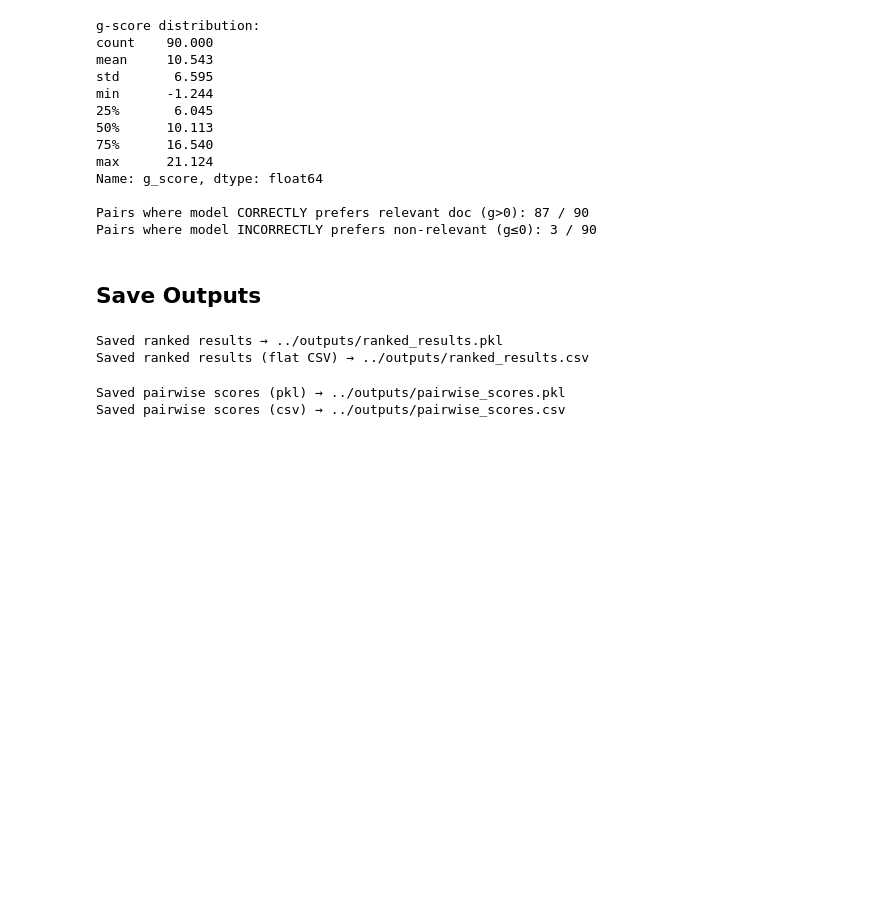
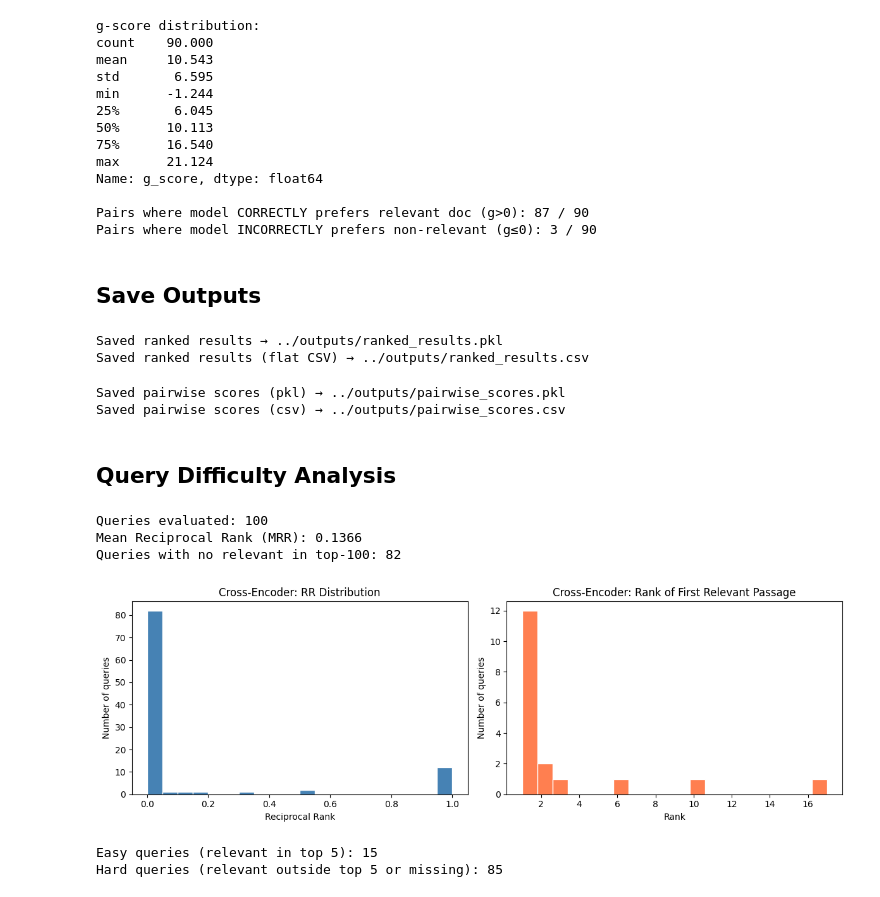
Before and after one commit to eVV44/MSc-DS-thesis, a Jupyter notebook: notebooks/reranking.ipynb, the cells around one changed output. Cells and saved outputs as stored; diff of their text form; code cells hidden in the pictures; blank space fills up the shorter version.

Commit message:
easy and hard cross-encoder queries

```diff
--- a/notebooks/reranking.ipynb
+++ b/notebooks/reranking.ipynb
@@ -265,3 +266,62 @@ print(f"Saved pairwise scores (csv) → {pairs_csv}")
 # %% [output]
 Saved pairwise scores (pkl) → ../outputs/pairwise_scores.pkl
 Saved pairwise scores (csv) → ../outputs/pairwise_scores.csv
+# %% [markdown]
+## Query Difficulty Analysis
+# %%
+# compute per-query Reciprocal Rank from cross-encoder ranked results
+ce_rr_records = []
+
+for qid, results in ranked_results.items():
+    query_text = query_map[qid]
+    first_rel_rank = None
+    for entry in results:
+        if entry["relevant"] == 1:
+            first_rel_rank = entry["rank"]
+            break
+    rr = 1 / first_rel_rank if first_rel_rank else 0.0
+    ce_rr_records.append({
+        "query_id": qid,
+        "query": query_text,
+        "first_rel_rank": first_rel_rank,
+        "rr": rr})
+
+ce_rr_df = pd.DataFrame(ce_rr_records)
+print(f"Queries evaluated: {len(ce_rr_df)}")
+print(f"Mean Reciprocal Rank (MRR): {ce_rr_df['rr'].mean():.4f}")
+print(f"Queries with no relevant in top-{top_k}: {ce_rr_df['first_rel_rank'].isna().sum()}")
+# %% [output]
+Queries evaluated: 100
+Mean Reciprocal Rank (MRR): 0.1366
+Queries with no relevant in top-100: 82
+# %%
+# distribution of reciprocal rank scores
+fig, axes = plt.subplots(1, 2, figsize=(12, 4))
+
+axes[0].hist(ce_rr_df["rr"], bins=20, color="steelblue", edgecolor="white")
+axes[0].set_title("Cross-Encoder: RR Distribution")
+axes[0].set_xlabel("Reciprocal Rank")
+axes[0].set_ylabel("Number of queries")
+
+axes[1].hist(
+    ce_rr_df["first_rel_rank"].dropna(), bins=20,
+    color="coral", edgecolor="white")
+
+axes[1].set_title("Cross-Encoder: Rank of First Relevant Passage")
+axes[1].set_xlabel("Rank")
+axes[1].set_ylabel("Number of queries")
+
+plt.tight_layout()
+plt.show()
+# %% [output]
+[figure, added]
+# %%
+# Easy: relevant doc in top 5; Hard: relevant doc not in top 5 (or missing)
+easy_queries_ce = ce_rr_df[ce_rr_df["first_rel_rank"] <= 5].sort_values("rr", ascending=False)
+hard_queries_ce = ce_rr_df[(ce_rr_df["first_rel_rank"] > 5) | (ce_rr_df["first_rel_rank"].isna())].sort_values("rr")
+
+print(f"Easy queries (relevant in top 5): {len(easy_queries_ce)}")
+print(f"Hard queries (relevant outside top 5 or missing): {len(hard_queries_ce)}")
+# %% [output]
+Easy queries (relevant in top 5): 15
+Hard queries (relevant outside top 5 or missing): 85
```
Also changed, not shown: parts of 5 cells of this notebook.
